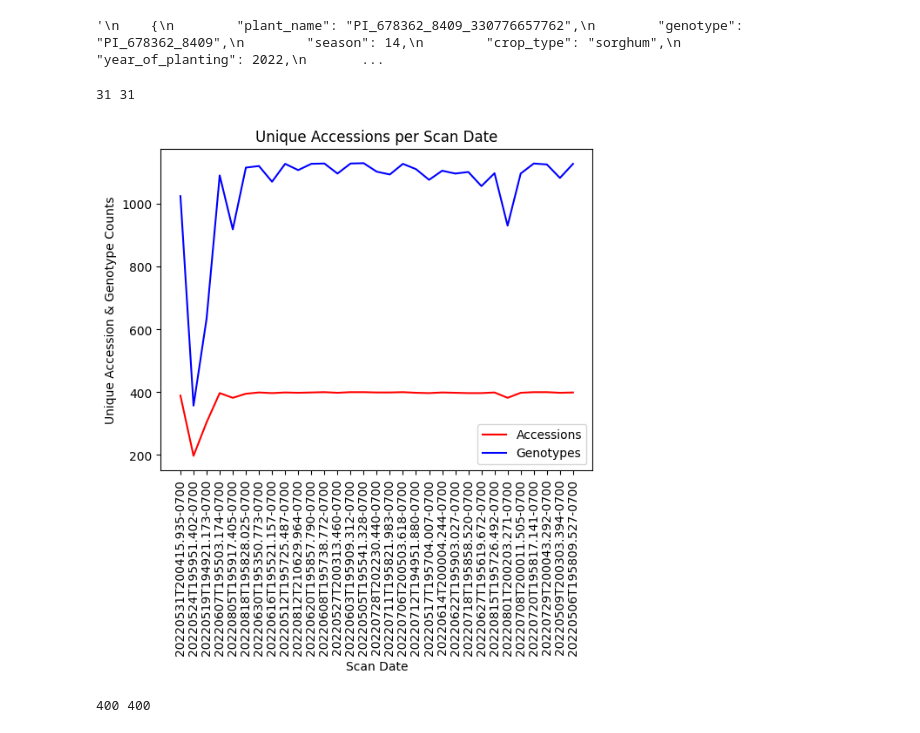
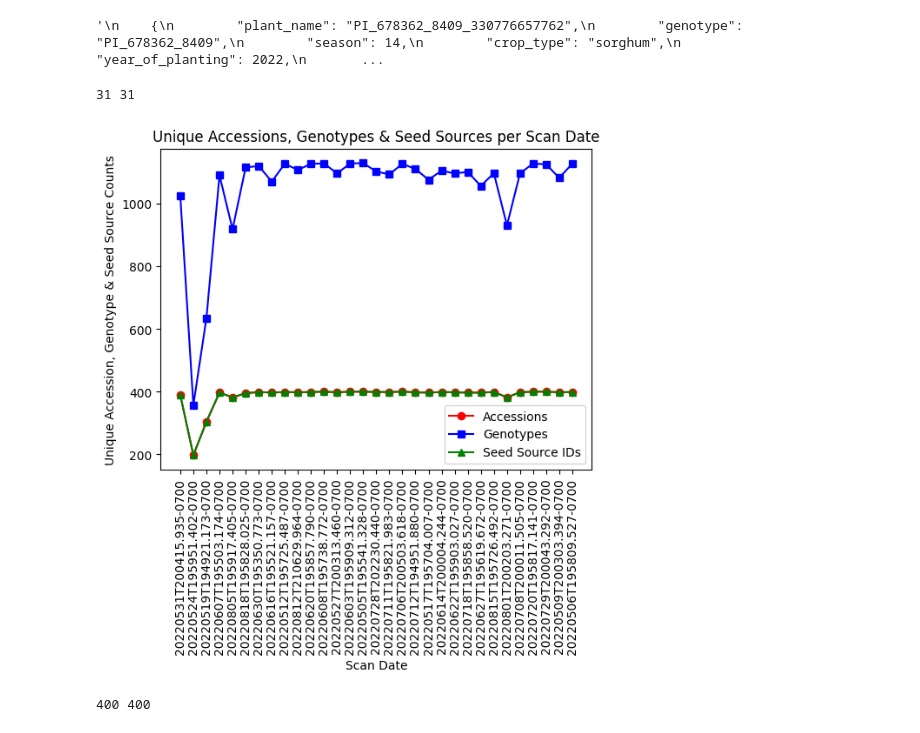
Before and after one commit to cyverse/phytooracle-analytics, a Jupyter notebook: example_notebook.ipynb, the cells around one changed output. Cells and saved outputs as stored; diff of their text form; code cells hidden in the pictures.

```diff
--- a/example_notebook.ipynb
+++ b/example_notebook.ipynb
@@ -111,39 +111,74 @@ body = {
                     }
                 }
             }
         }
     }
 }
 
 response = client.search(index=index_name, body=body)
 
 scan_dates = []
 genotype_counts = []
 
 for scan_date in response["aggregations"]["scan_date"]["buckets"]:
     scan_dates.append(scan_date["key"])
     genotype_counts.append(scan_date["genotype"]["value"])
 
 scan_dates_genotypes, genotype_counts = zip(*sorted(zip(scan_dates, genotype_counts)))
 
+# Do the same for seed_src_id
+body = {
+    "size": 0,
+    "aggs": {
+        "scan_date": {
+            "terms": {
+                "field": "scan_date.keyword",
+                "size": 500000
+            },
+            "aggs": {
+                "seed_src_id": {
+                    "cardinality": {
+                        "field": "seed_src_id.keyword"
+                    }
+                }
+            }
+        }
+    }
+}
+
+response = client.search(index=index_name, body=body)
+
+scan_dates = []
+seed_src_id_counts = []
+
+for scan_date in response["aggregations"]["scan_date"]["buckets"]:
+    scan_dates.append(scan_date["key"])
+    seed_src_id_counts.append(scan_date["seed_src_id"]["value"])
+
+scan_dates_seed_src_id, seed_src_id_counts = zip(*sorted(zip(scan_dates, seed_src_id_counts)))
+
+
+
 
 
 print(len(scan_dates_accessions), len(accession_counts))
-plt.plot(scan_dates, accession_counts, color='red')
-plt.plot(scan_dates, genotype_counts, color='blue')
+
+plt.plot(scan_dates, accession_counts, color='red', marker='o', linestyle='-')
+plt.plot(scan_dates, genotype_counts, color='blue', marker='s', linestyle='-')
+plt.plot(scan_dates, seed_src_id_counts, color='green', marker='^', linestyle='-')
 
 # Add a legend
-plt.legend(["Accessions", "Genotypes"])
+plt.legend(["Accessions", "Genotypes", "Seed Source IDs"])
 
 plt.xlabel("Scan Date")
-plt.ylabel("Unique Accession & Genotype Counts")
-plt.title("Unique Accessions per Scan Date")
+plt.ylabel("Unique Accession, Genotype & Seed Source Counts")
+plt.title("Unique Accessions, Genotypes & Seed Sources per Scan Date")
 
 plt.xticks(rotation=90)
 plt.show()
 # %% [output]
 31 31
-[figure, old version]
+[figure, new version]
 # %%
 # Create a word cloud of all accessions but size of the word is proportional to the number of times it appears
 
```
